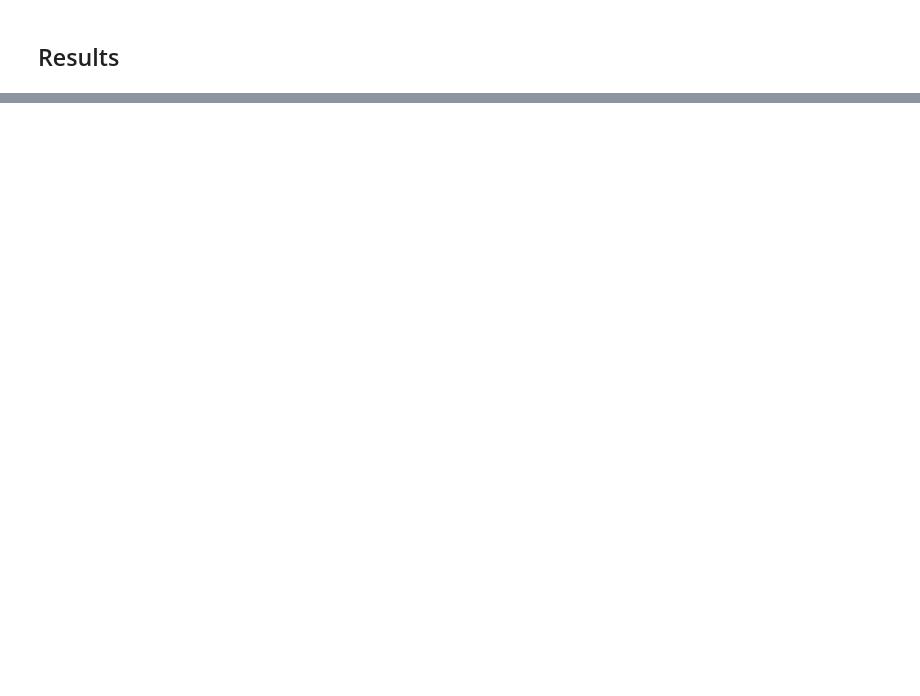
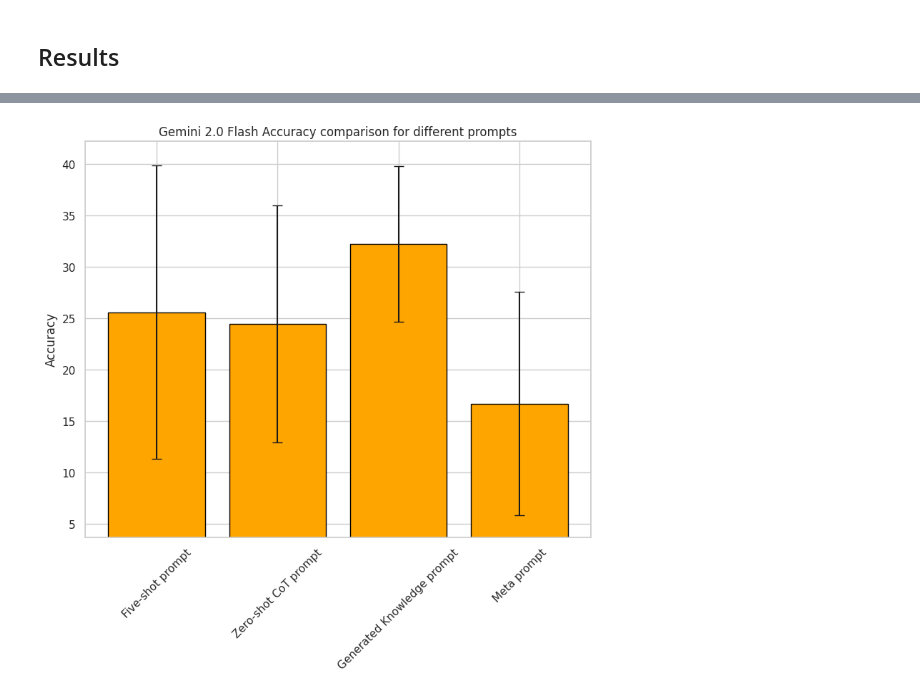
Before and after one commit to daKostych/Bachelor-Project-2025, a Jupyter notebook: llm_blog_generator/experiments/llm_blog_evaluator.ipynb, the cells around one changed output, grey strips where cells are left out. Drawn from its saved outputs; the diff is of its cells as text; code cells hidden in the pictures; blank space fills up the shorter version.

```diff
--- a/llm_blog_generator/experiments/llm_blog_evaluator.ipynb
+++ b/llm_blog_generator/experiments/llm_blog_evaluator.ipynb
@@ -1293,0 +1395,4 @@ plt.show()
+# %%
+show_metric_bar_plot_low("Gemini 2.0 Flash", prompts, average_test_accuracy, "Accuracy", test_accuracy_error)
+# %% [output]
+[figure, added]
```
Also changed, not shown: parts of 59 cells of this notebook.
